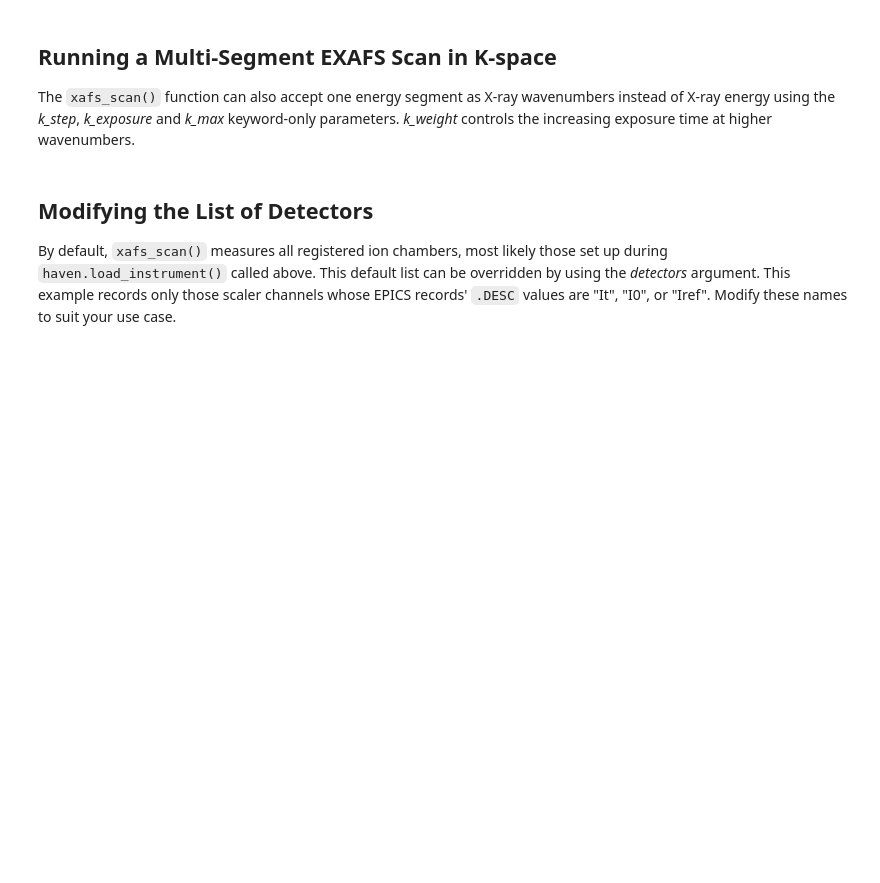
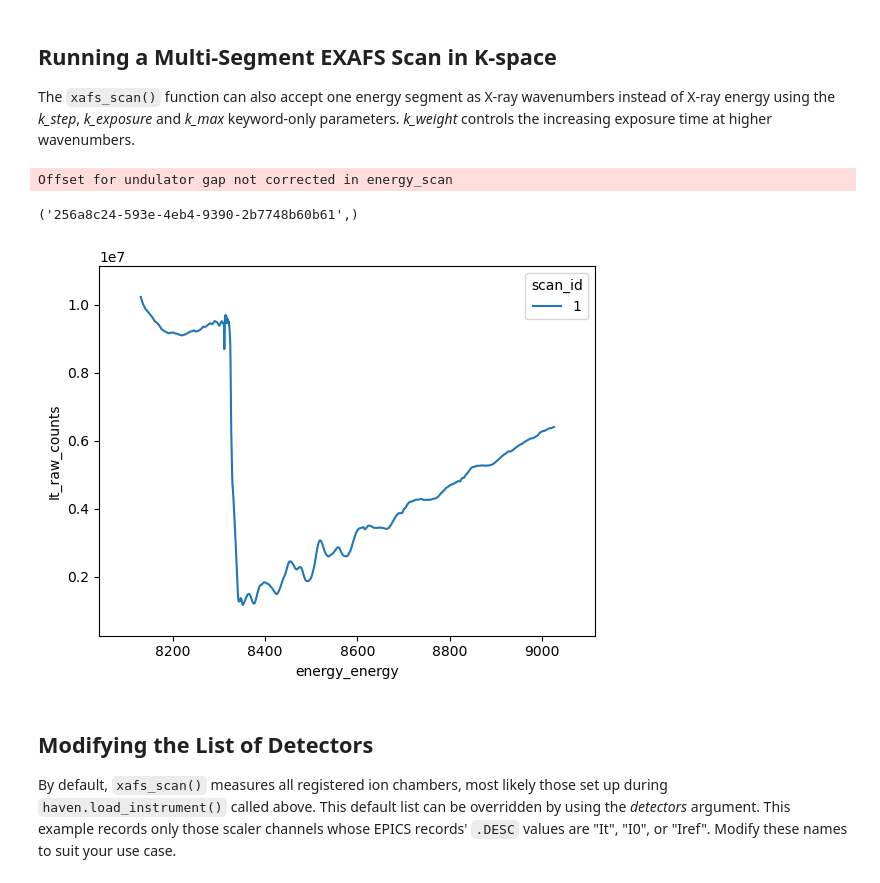
Before and after one commit to spc-group/haven, a Jupyter notebook: docs/tutorials/xafs_energy_scan.ipynb, the cells around one changed output. Cells and saved outputs as stored; diff of their text form; code cells hidden in the pictures; blank space fills up the shorter version.

Commit message:
Tested the xafs_scan at 25-ID-C.

```diff
--- a/docs/tutorials/xafs_energy_scan.ipynb
+++ b/docs/tutorials/xafs_energy_scan.ipynb
@@ -111,13 +116,18 @@ print(uid)
 
 The `xafs_scan()` function can also accept one energy segment as X-ray wavenumbers instead of X-ray energy using the *k_step*, *k_exposure* and *k_max* keyword-only parameters. *k_weight* controls the increasing exposure time at higher wavenumbers.
 # %%
-exafs_plan = haven.xafs_scan(-50, 5, 0.5,  # start, step, exposure
-                             -10, 1, 1,  # start, step, exposure
-                             k_step=0.2, k_exposure=0.5, k_max=12, k_weight=0.5,
-                             E0="Ni_K")
+exafs_plan = haven.xafs_scan(-200, 5, 1.0,  # start, step, exposure
+                             -20, .3, 1,  # start, step, exposure
+                             30,  # Last non-k energy point (also start of k-region in eV)
+                             k_step=0.05, k_exposure=1.0, k_max=13.5, k_weight=0.5,
+                             E0=8331.0)
 # Run the plan with the previously created RunEngine
-uid = RE(exafs_plan)
+uid = RE(exafs_plan, LivePlot('It_raw_counts', 'energy_energy'))
 print(uid)
+# %% [output]
+Offset for undulator gap not corrected in energy_scan
+('256a8c24-593e-4eb4-9390-2b7748b60b61',)
+[figure, added]
 # %% [markdown]
 ## Modifying the List of Detectors
 
```
Also changed, not shown: parts of 1 cell of this notebook, 1 other file.
